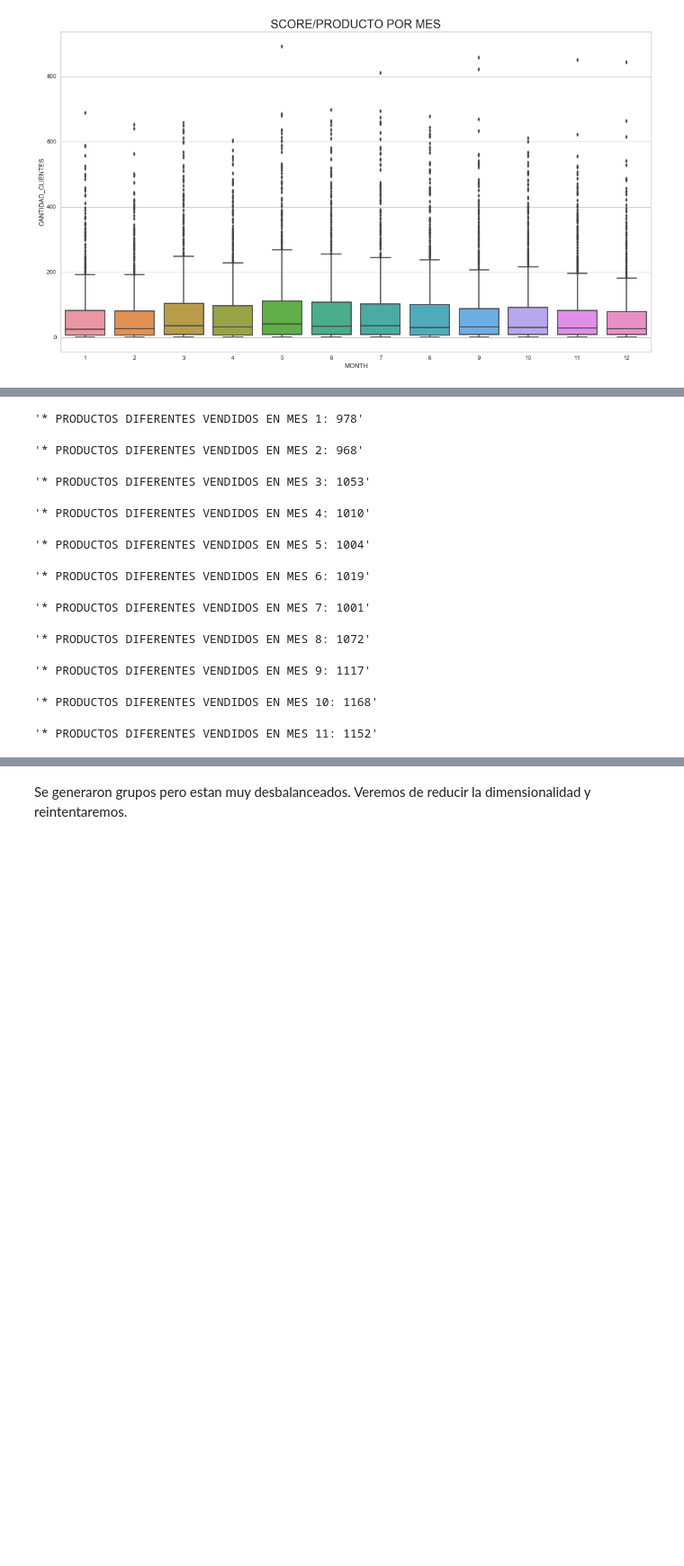
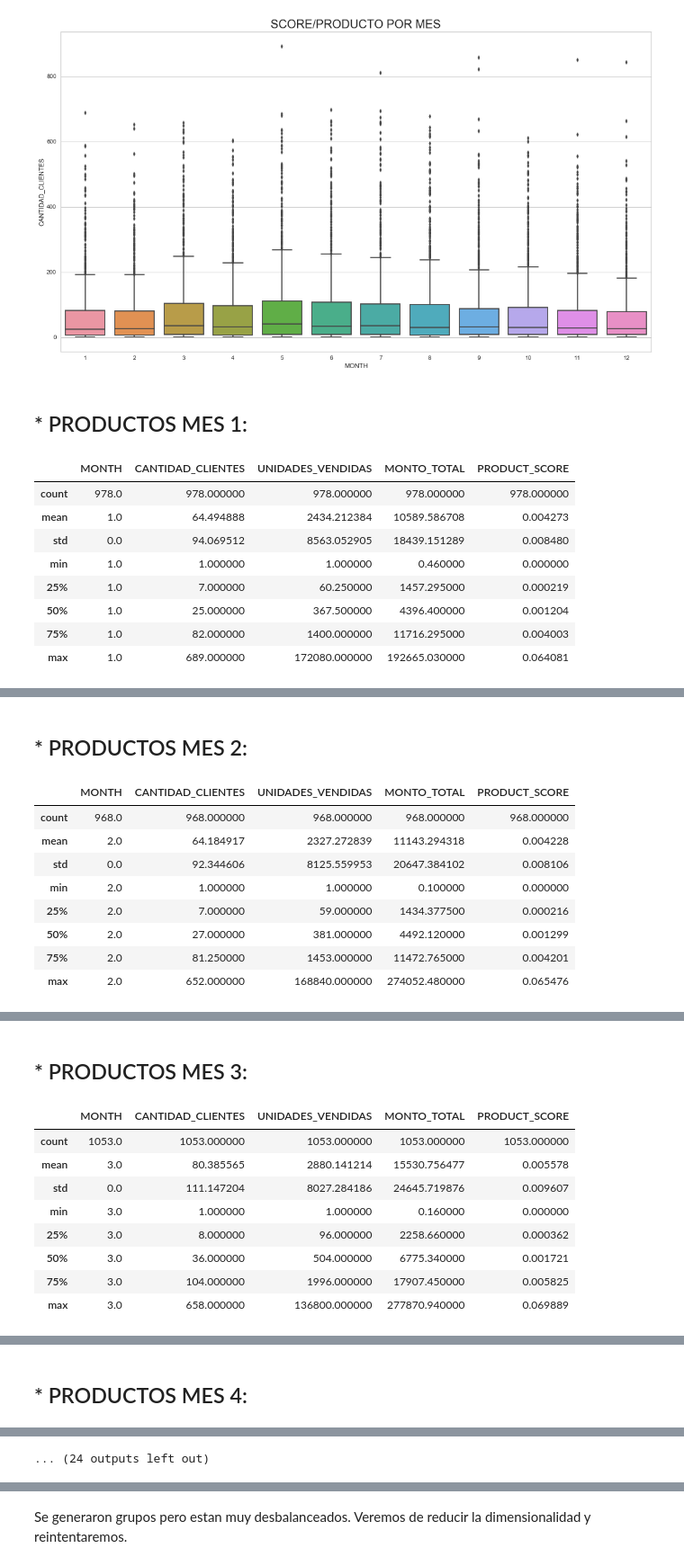
Before and after one commit to david-gonzalez/diplodatos, a Jupyter notebook: Aprendizaje_NO_supervisado/Entregables/Laboratorio-1/Aprendizaje No Supervisado - Laboratorio 1 - Clustering - v2.ipynb, the cells around one changed output, grey strips where cells are left out. Shown: that part at 90% size. Drawn from its saved outputs; the diff is of its cells as text; code cells hidden in the pictures; blank space fills up the shorter version.

```diff
--- a/Aprendizaje_NO_supervisado/Entregables/Laboratorio-1/Aprendizaje No Supervisado - Laboratorio 1 - Clustering - v2.ipynb
+++ b/Aprendizaje_NO_supervisado/Entregables/Laboratorio-1/Aprendizaje No Supervisado - Laboratorio 1 - Clustering - v2.ipynb
@@ -177,7 +227,20 @@ plt.show()
 # %% [output]
 [figure]
 # %%
-for x in range(1, 12):
-  pm = str(len(ppc_r1_df[ppc_r1_df['MONTH']==x]))
-  display('* PRODUCTOS DIFERENTES VENDIDOS EN MES ' + str(x) + ': ' + pm )
+for x in range(1, 13):
+  m = ppc_r1_df[ppc_r1_df['MONTH']==x]
+  pm = str(len(m))
+  display( HTML('<H2>* PRODUCTOS MES ' + str(x) + ':</H2>') )
+  display( m.describe() )
+  display( HTML('<hr/>') )
 # %% [output]
+* PRODUCTOS MES 1:
+|  | MONTH | CANTIDAD_CLIENTES | UNIDADES_VENDIDAS | MONTO_TOTAL | PRODUCT_SCORE |
+| count | 978.0 | 978.000000 | 978.000000 | 978.000000 | 978.000000 |
+| mean | 1.0 | 64.494888 | 2434.212384 | 10589.586708 | 0.004273 |
+| std | 0.0 | 94.069512 | 8563.052905 | 18439.151289 | 0.008480 |
+| min | 1.0 | 1.000000 | 1.000000 | 0.460000 | 0.000000 |
+| 25% | 1.0 | 7.000000 | 60.250000 | 1457.295000 | 0.000219 |
+| 50% | 1.0 | 25.000000 | 367.500000 | 4396.400000 | 0.001204 |
+| 75% | 1.0 | 82.000000 | 1400.000000 | 11716.295000 | 0.004003 |
+| max | 1.0 | 689.000000 | 172080.000000 | 192665.030000 | 0.064081 |
@@ -183,0 +248,10 @@ for x in range(1, 12):
+* PRODUCTOS MES 2:
+|  | MONTH | CANTIDAD_CLIENTES | UNIDADES_VENDIDAS | MONTO_TOTAL | PRODUCT_SCORE |
+| count | 968.0 | 968.000000 | 968.000000 | 968.000000 | 968.000000 |
+| mean | 2.0 | 64.184917 | 2327.272839 | 11143.294318 | 0.004228 |
+| std | 0.0 | 92.344606 | 8125.559953 | 20647.384102 | 0.008106 |
+| min | 2.0 | 1.000000 | 1.000000 | 0.100000 | 0.000000 |
+| 25% | 2.0 | 7.000000 | 59.000000 | 1434.377500 | 0.000216 |
+| 50% | 2.0 | 27.000000 | 381.000000 | 4492.120000 | 0.001299 |
+| 75% | 2.0 | 81.250000 | 1453.000000 | 11472.765000 | 0.004201 |
+| max | 2.0 | 652.000000 | 168840.000000 | 274052.480000 | 0.065476 |
@@ -183,0 +259,10 @@ for x in range(1, 12):
+* PRODUCTOS MES 3:
+|  | MONTH | CANTIDAD_CLIENTES | UNIDADES_VENDIDAS | MONTO_TOTAL | PRODUCT_SCORE |
+| count | 1053.0 | 1053.000000 | 1053.000000 | 1053.000000 | 1053.000000 |
+| mean | 3.0 | 80.385565 | 2880.141214 | 15530.756477 | 0.005578 |
+| std | 0.0 | 111.147204 | 8027.284186 | 24645.719876 | 0.009607 |
+| min | 3.0 | 1.000000 | 1.000000 | 0.160000 | 0.000000 |
+| 25% | 3.0 | 8.000000 | 96.000000 | 2258.660000 | 0.000362 |
+| 50% | 3.0 | 36.000000 | 504.000000 | 6775.340000 | 0.001721 |
+| 75% | 3.0 | 104.000000 | 1996.000000 | 17907.450000 | 0.005825 |
+| max | 3.0 | 658.000000 | 136800.000000 | 277870.940000 | 0.069889 |
@@ -183,0 +270 @@ for x in range(1, 12):
+* PRODUCTOS MES 4:
@@ -184,11 +281 @@ for x in range(1, 12):
-'* PRODUCTOS DIFERENTES VENDIDOS EN MES 1: 978'
+... (24 outputs left out)
-'* PRODUCTOS DIFERENTES VENDIDOS EN MES 2: 968'
-'* PRODUCTOS DIFERENTES VENDIDOS EN MES 3: 1053'
-'* PRODUCTOS DIFERENTES VENDIDOS EN MES 4: 1010'
-'* PRODUCTOS DIFERENTES VENDIDOS EN MES 5: 1004'
-'* PRODUCTOS DIFERENTES VENDIDOS EN MES 6: 1019'
-'* PRODUCTOS DIFERENTES VENDIDOS EN MES 7: 1001'
-'* PRODUCTOS DIFERENTES VENDIDOS EN MES 8: 1072'
-'* PRODUCTOS DIFERENTES VENDIDOS EN MES 9: 1117'
-'* PRODUCTOS DIFERENTES VENDIDOS EN MES 10: 1168'
-'* PRODUCTOS DIFERENTES VENDIDOS EN MES 11: 1152'
```
Also changed, not shown: parts of 18 cells of this notebook.
